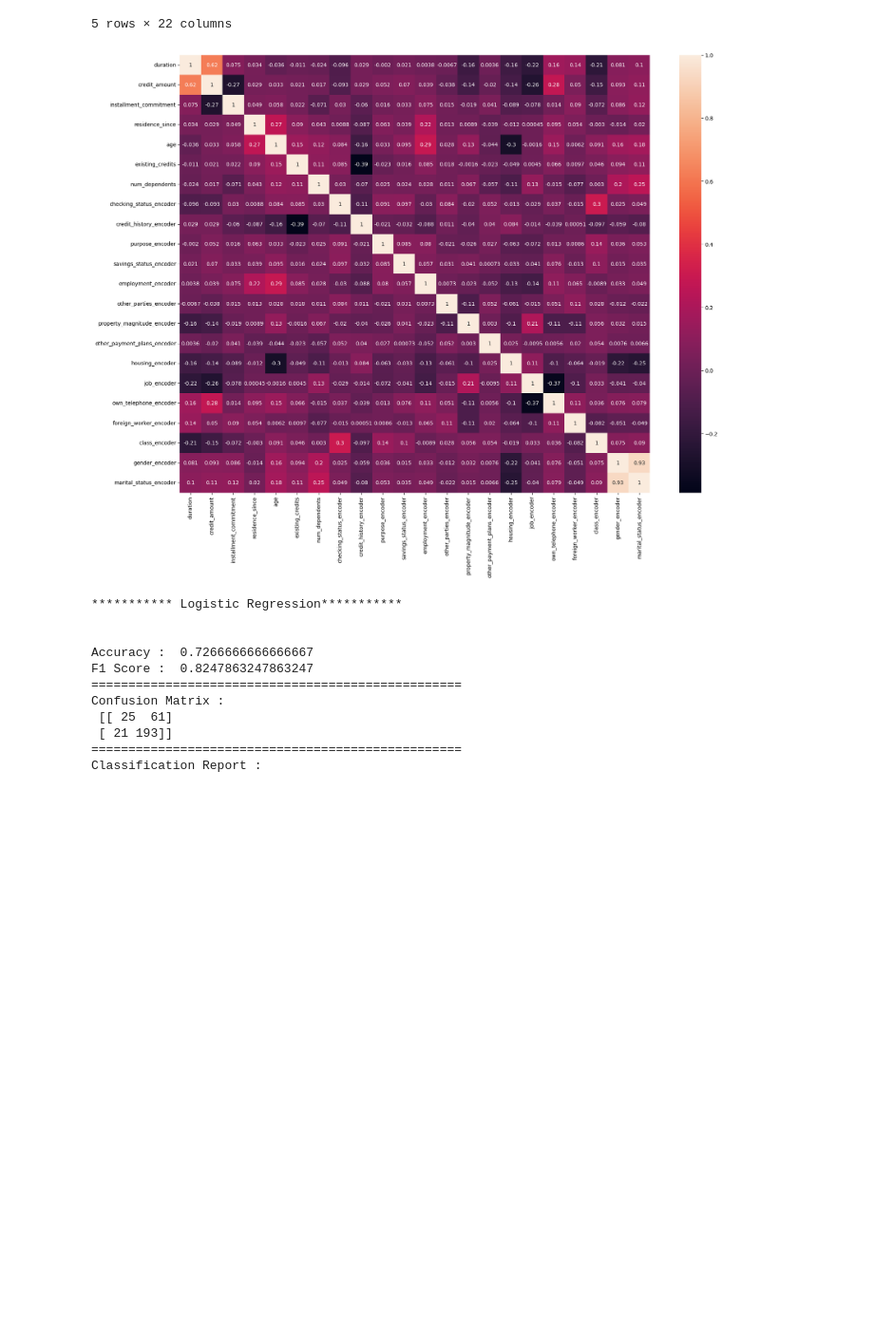
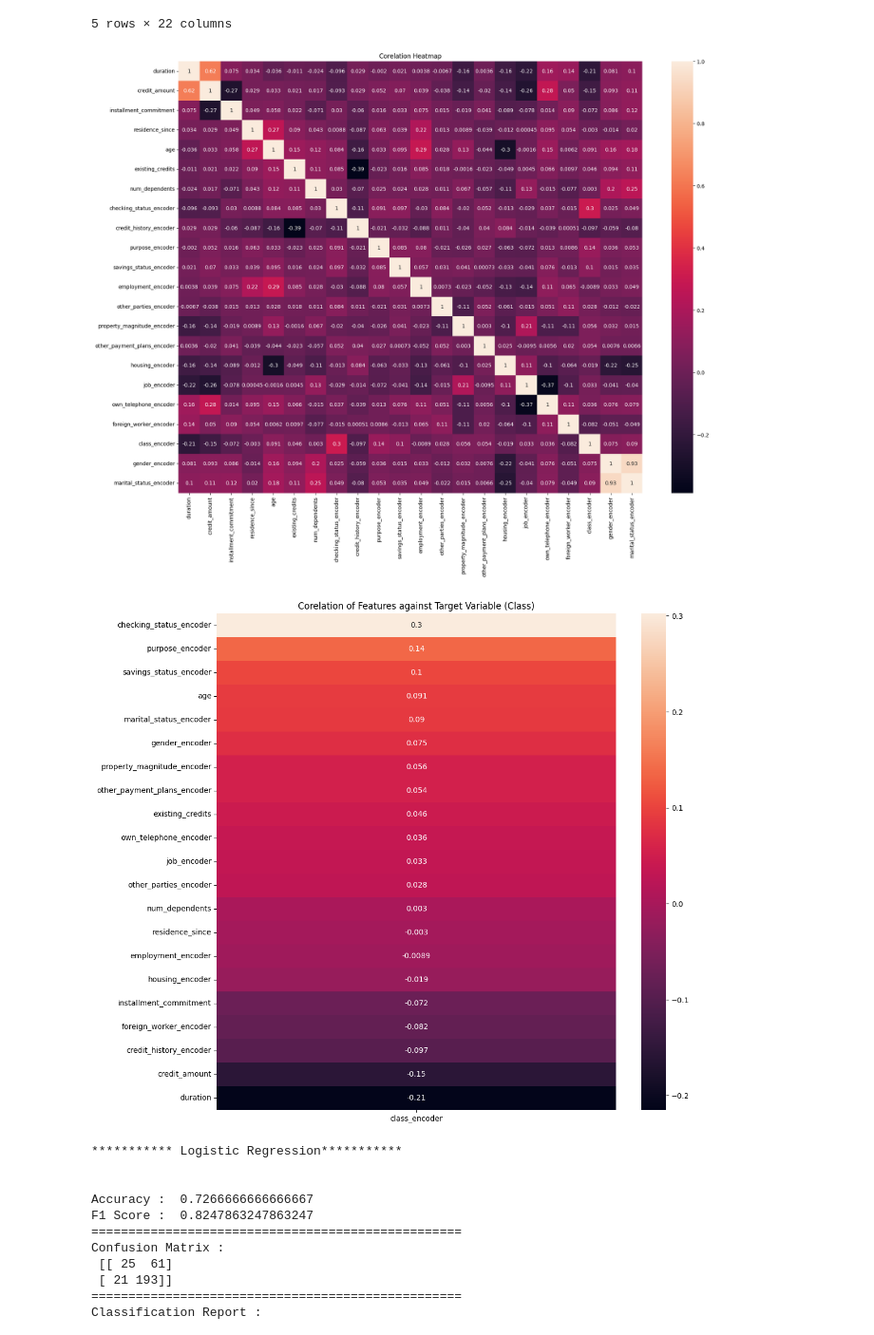
Before and after one commit to subhranilmondal/subhranilmondal, a Jupyter notebook: Credit Risk Customer Prediction/Credit_Risk_Customer.ipynb, the cells around one changed output. Shown at 95% size. Saved outputs shown, nothing was run; the diff lists cells and outputs as text; code cells hidden in the pictures; blank space fills up the shorter version.

```diff
--- a/Credit Risk Customer Prediction/Credit_Risk_Customer.ipynb
+++ b/Credit Risk Customer Prediction/Credit_Risk_Customer.ipynb
@@ -271,11 +271,22 @@ scl.head()
 # %%
 # Feature Selection for model Building
 cor=scl.corr()
 plt.figure(figsize=(20,15))
+plt.title("Corelation Heatmap")
 sns.heatmap(cor,annot=True)
 plt.show()
+
+# Features that decides class of a customer
+cor=scl.corr()
+cor_t=cor['class_encoder'].drop('class_encoder')
+cor_s=cor_t.sort_values(ascending=False)
+plt.figure(figsize=(12,12))
+plt.title("Corelation of Features against Target Variable (Class)")
+sns.heatmap(cor_s.to_frame(),annot=True)
+plt.show()
 # %% [output]
-[figure, old version]
+[figure, new version]
+[figure, added]
 # %%
 #data=scl[['duration','credit_amount','checking_status_encoder','purpose_encoder','savings_status_encoder','class_encoder']]
 x=scl.drop('class_encoder',axis=1)
```
Also changed, not shown: parts of 1 cell of this notebook.
